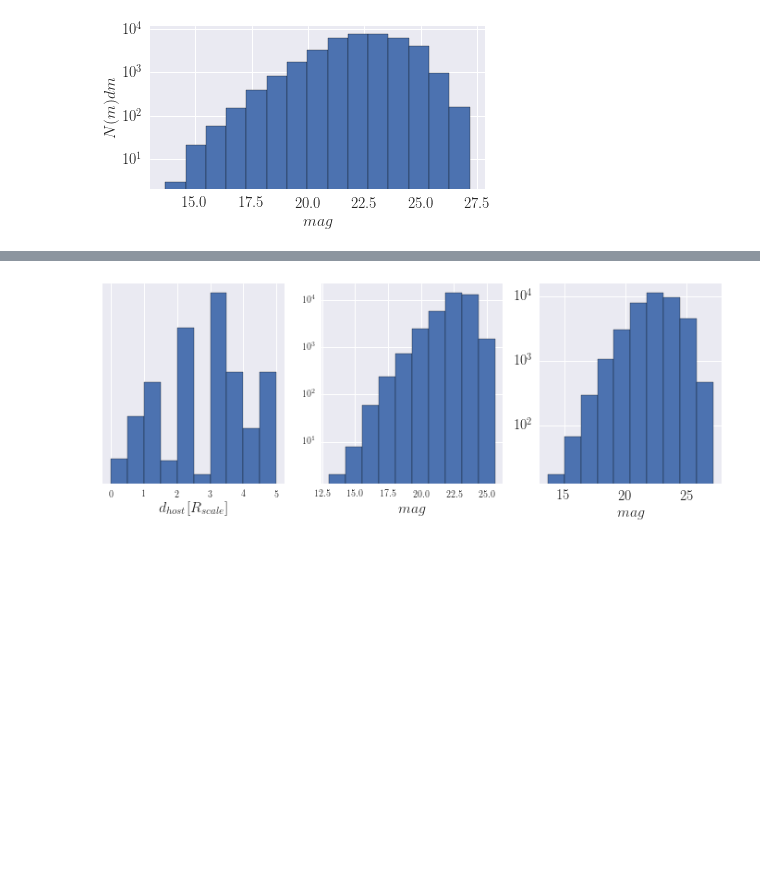
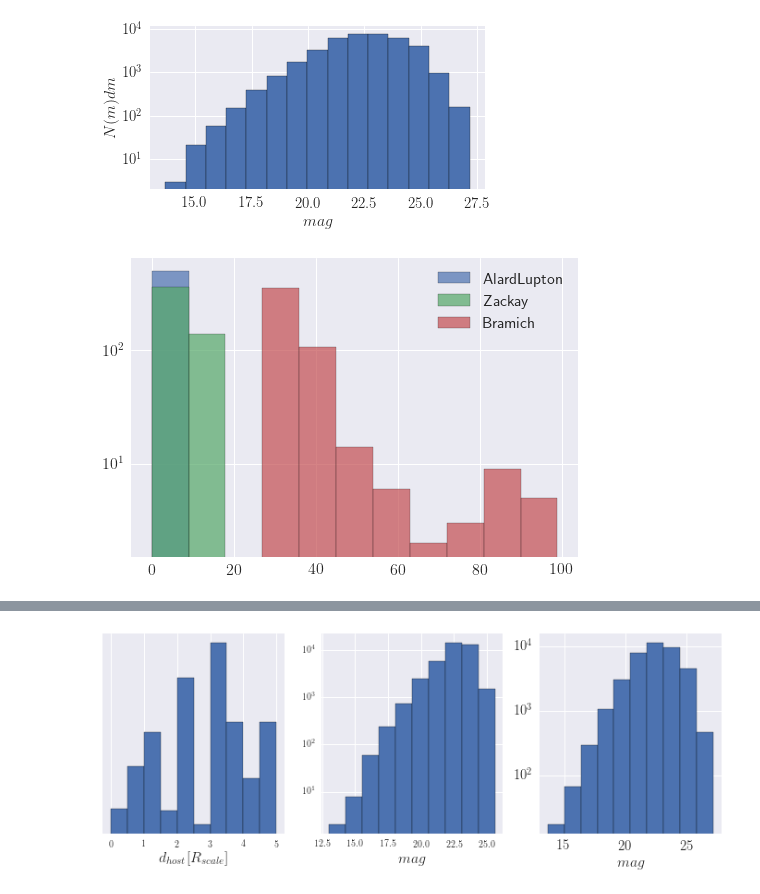
Before and after one commit to BrunoSanchez/RBMLearning, a Jupyter notebook: Plots-foursome.ipynb, the cells around one changed output, grey strips where cells are left out. Cells and saved outputs as stored; diff of their text form; code cells hidden in the pictures; blank space fills up the shorter version.

```diff
--- a/Plots-foursome.ipynb
+++ b/Plots-foursome.ipynb
@@ -178,6 +178,20 @@ plt.ylabel(r'$N(m) dm$', fontsize=16)
 plt.savefig(os.path.join(plot_dir, 'lum_fun_simulated.png'), dpi=400)
 # %% [output]
 [figure]
+# %%
+images_ois = pd.read_sql_table('ImagesOIS', engine)
+images_hot = pd.read_sql_table('ImagesHOT', engine)
+# %%
+bins=np.arange(0, 100, 9)
+plt.hist(images_hot.exec_time, label='AlardLupton', bins=bins, log=True, alpha=0.7)
+plt.hist(sim_images.exec_time, label='Zackay', bins=bins, log=True, alpha=0.7)
+plt.hist(images_ois.exec_time, label='Bramich', bins=bins, log=True, alpha=0.7)
+plt.legend(loc='best')
+plt.legend(loc='best', fontsize=16)
+plt.tick_params(labelsize=16)
+plt.savefig('./plots_four/exec_times.png')
+# %% [output]
+[figure, added]
 # %%
 object_params = pd.merge(left=sim_images, right=simulated, right_on='image_id', left_on='id', how='right')
 # %%
```
Also changed, not shown: parts of 1 cell of this notebook, 2 other files.
